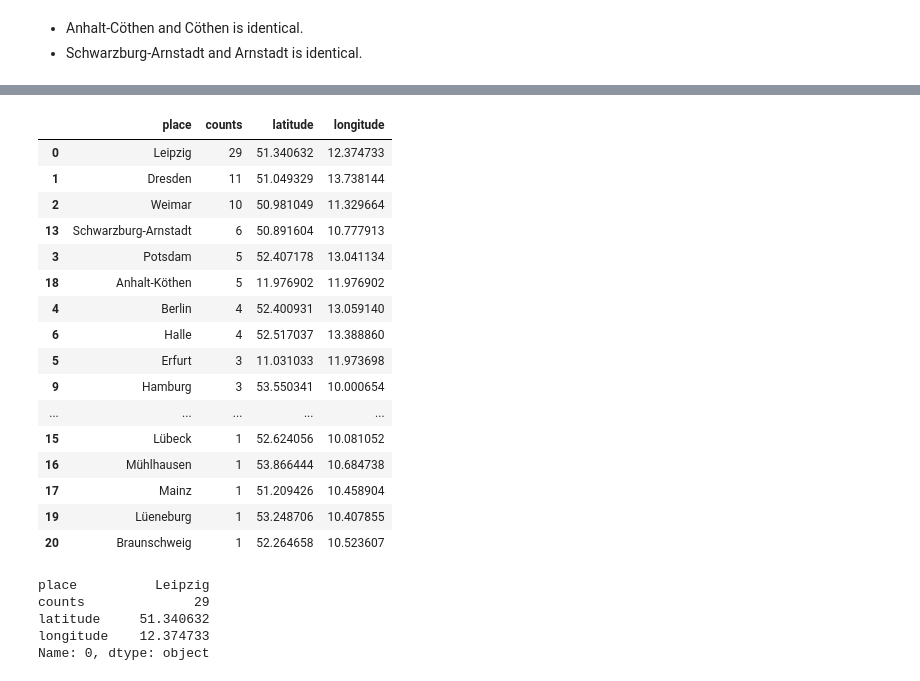
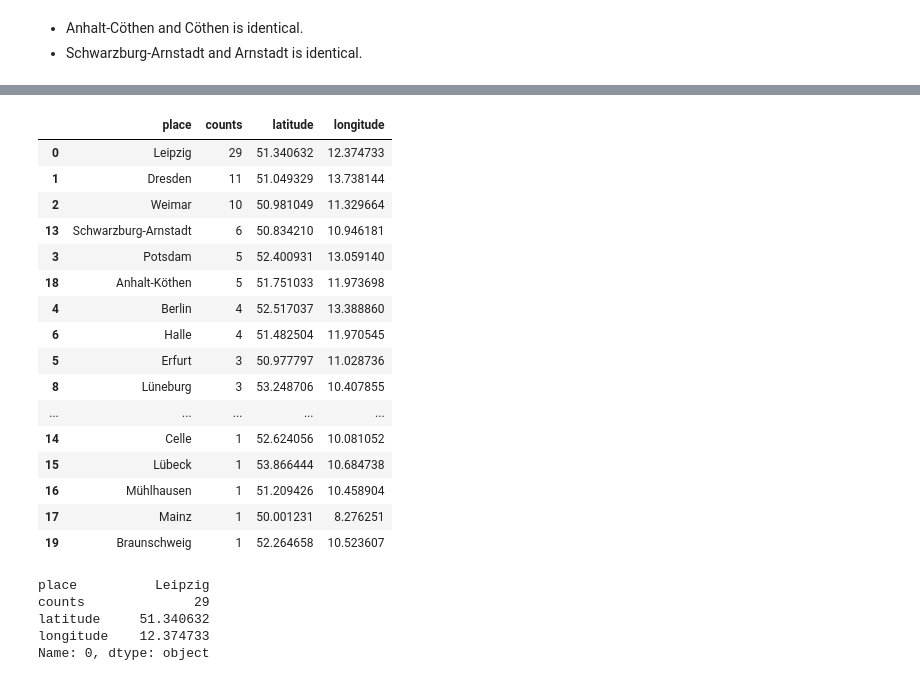
Before and after one commit to araobp/bach-network, a Jupyter notebook: ipynb/Places.ipynb, the cells around one changed output, grey strips where cells are left out. Drawn from its saved outputs; the diff is of its cells as text; code cells hidden in the pictures.

```diff
--- a/ipynb/Places.ipynb
+++ b/ipynb/Places.ipynb
@@ -188,7 +187,7 @@ m
 GERMAN_CITIES_REPLACE = {
     "Anhalt-Cöthen": "Anhalt-Köthen",
     "Arnstadt": "Schwarzburg-Arnstadt",
-    "Lüeburg": "Lüeneburg",
+    "Lüeburg": "Lüneburg",
     "Halleand": "Halle",
     "visitedHamburg": "Hamburg",
     "Brunswick": "Braunschweig",  # Replace it with its German name
@@ -255,5 +257,7 @@ german_cities_
  'Braunschweig': 1}
 # %%
 df = pd.DataFrame(list(german_cities_.items()), columns=['place', 'counts']).sort_values('counts', ascending=False)
+df['latitude'] = np.nan
+df['longitude'] = np.nan
 df
 # %% [output]
@@ -286,17 +290,8 @@ plt.show()
 # %%
 geolocator = Nominatim(user_agent="bach_network(10)")
-latitudes = []
-longitudes = []
 
 for place in df.place:
     address=geolocator.geocode(place)
-    if address is None:
-        latitudes.append(None)
-        longitudes.append(None)
-    else:
-        latitudes.append(address.latitude)
-        longitudes.append(address.longitude)
+    if address is not None:
+        df.loc[df.place == place, 'latitude'] = address.latitude
+        df.loc[df.place == place, 'longitude'] = address.longitude
-# %%
-df['latitude'] = pd.Series(latitudes)
-df['longitude'] = pd.Series(longitudes)
-df
@@ -321,31 +318,26 @@ df
 # %%
 # Correcting the results from Nominatim
-
-df.at[3, 'latitude'] = 52.40717799138399
-df.at[3, 'longitude'] = 13.041134458300569
-df.at[18, 'latitude'] = 51.75422699437285
-df.at[18, 'latitude'] = 11.97690169401712
-df.at[5, 'latitude'] = 50.97793380571796
-df.at[5, 'latitude'] = 11.031032756346498
+df.loc[df.place=='Schwarzburg-Arnstadt', 'latitude'] = 50.83421021524258
+df.loc[df.place=='Schwarzburg-Arnstadt', 'longitude'] = 10.946181282168581
 df
 # %% [output]
 |  | place | counts | latitude | longitude |
 | 0 | Leipzig | 29 | 51.340632 | 12.374733 |
 | 1 | Dresden | 11 | 51.049329 | 13.738144 |
 | 2 | Weimar | 10 | 50.981049 | 11.329664 |
-| 13 | Schwarzburg-Arnstadt | 6 | 50.891604 | 10.777913 |
-| 3 | Potsdam | 5 | 52.407178 | 13.041134 |
-| 18 | Anhalt-Köthen | 5 | 11.976902 | 11.976902 |
-| 4 | Berlin | 4 | 52.400931 | 13.059140 |
-| 6 | Halle | 4 | 52.517037 | 13.388860 |
-| 5 | Erfurt | 3 | 11.031033 | 11.973698 |
-| 9 | Hamburg | 3 | 53.550341 | 10.000654 |
+| 13 | Schwarzburg-Arnstadt | 6 | 50.834210 | 10.946181 |
+| 3 | Potsdam | 5 | 52.400931 | 13.059140 |
+| 18 | Anhalt-Köthen | 5 | 51.751033 | 11.973698 |
+| 4 | Berlin | 4 | 52.517037 | 13.388860 |
+| 6 | Halle | 4 | 51.482504 | 11.970545 |
+| 5 | Erfurt | 3 | 50.977797 | 11.028736 |
+| 8 | Lüneburg | 3 | 53.248706 | 10.407855 |
 | ... | ... | ... | ... | ... |
-| 15 | Lübeck | 1 | 52.624056 | 10.081052 |
-| 16 | Mühlhausen | 1 | 53.866444 | 10.684738 |
-| 17 | Mainz | 1 | 51.209426 | 10.458904 |
-| 19 | Lüeneburg | 1 | 53.248706 | 10.407855 |
-| 20 | Braunschweig | 1 | 52.264658 | 10.523607 |
+| 14 | Celle | 1 | 52.624056 | 10.081052 |
+| 15 | Lübeck | 1 | 53.866444 | 10.684738 |
+| 16 | Mühlhausen | 1 | 51.209426 | 10.458904 |
+| 17 | Mainz | 1 | 50.001231 | 8.276251 |
+| 19 | Braunschweig | 1 | 52.264658 | 10.523607 |
 # %%
 reference_point = df[df.place == 'Leipzig'].iloc[0]
 reference_point
```
Also changed, not shown: parts of 9 cells of this notebook, 2 other files.
